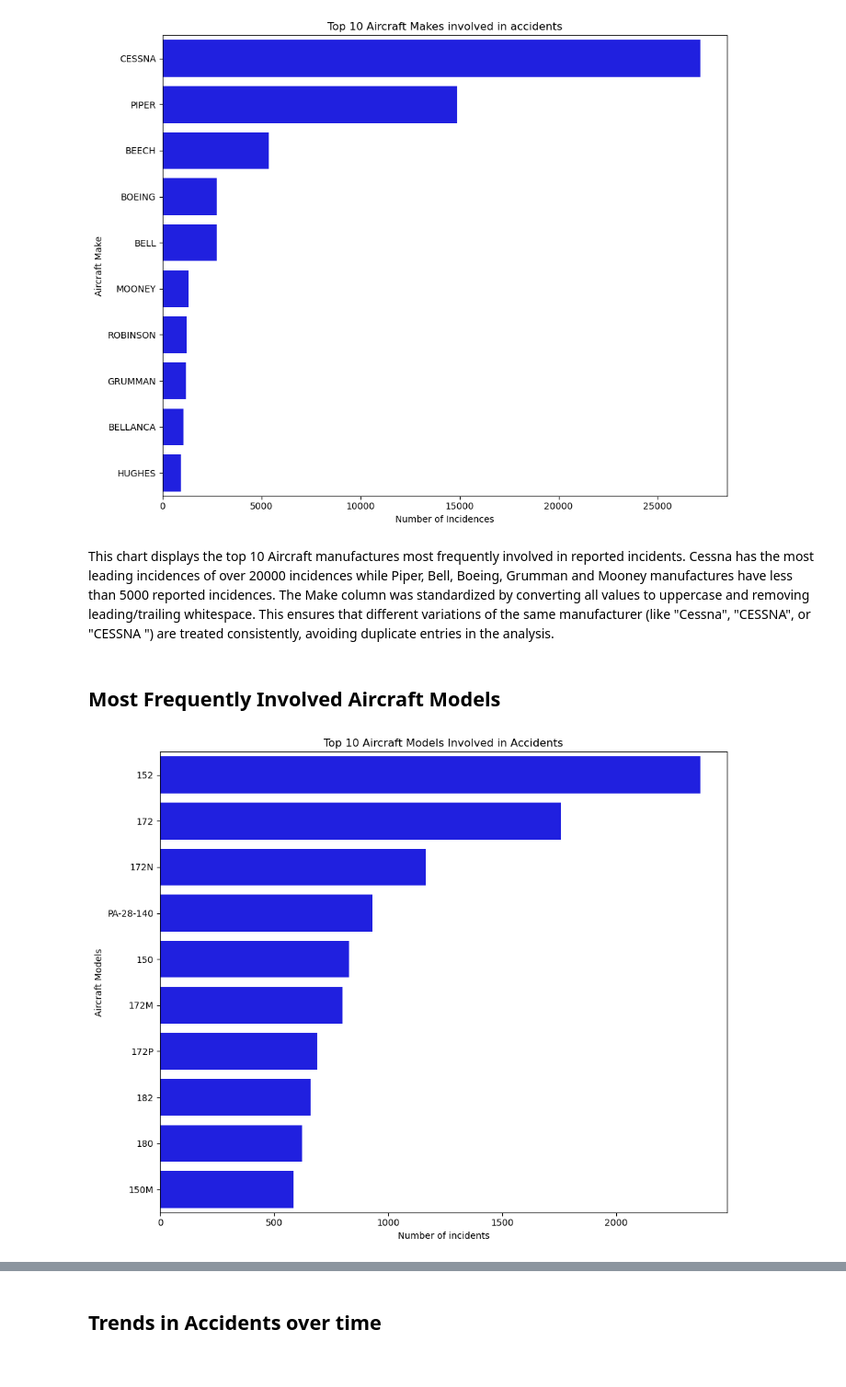
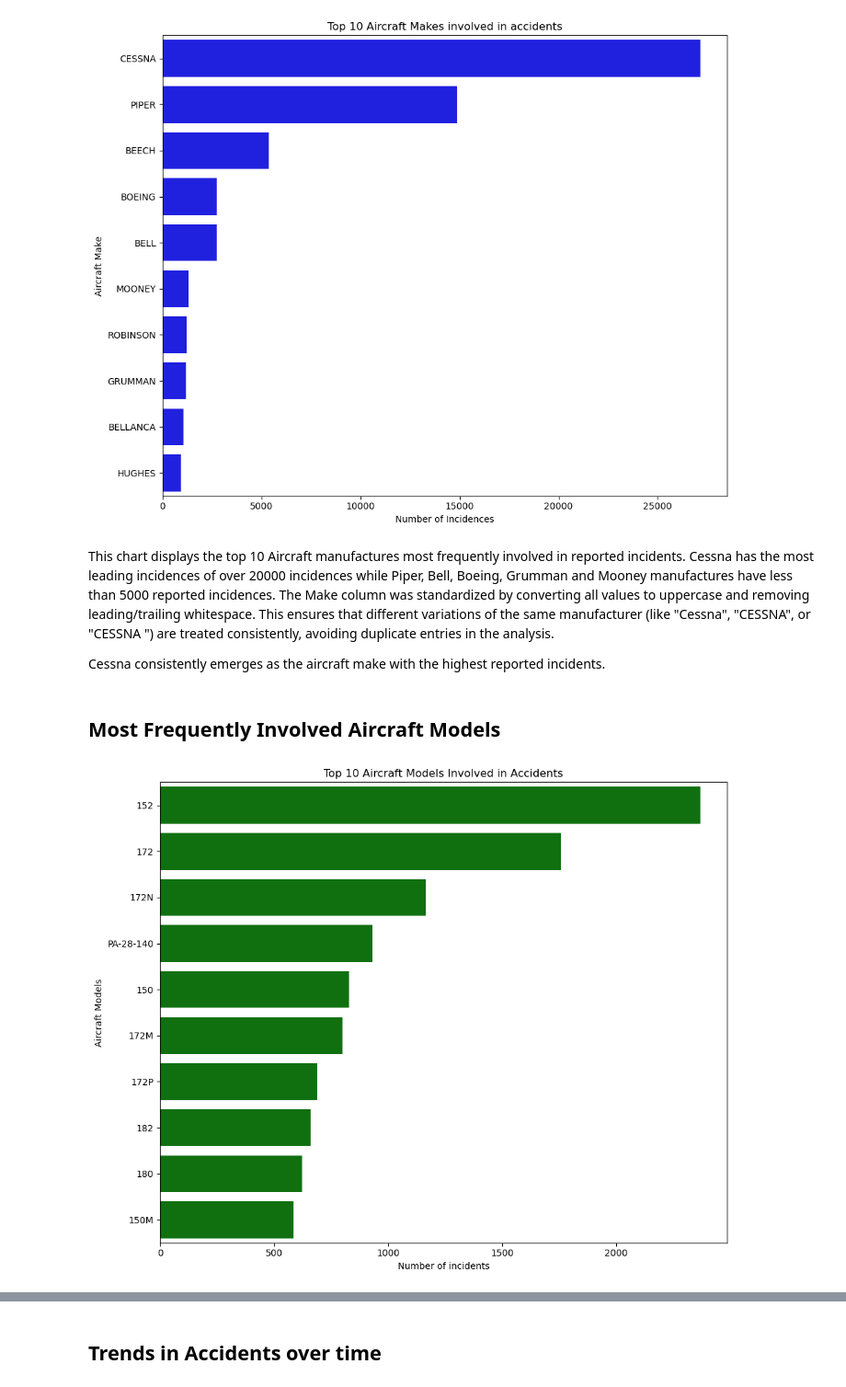
Before and after one commit to Irene-coder-dot/dsc-phase-1-project-v3, a Jupyter notebook: student.ipynb, the cells around one changed output, grey strips where cells are left out. Shown: that part at 92% size. Saved outputs shown, nothing was run; the diff lists cells and outputs as text; code cells hidden in the pictures.

```diff
--- a/student.ipynb
+++ b/student.ipynb
@@ -128,0 +167,9 @@ The .isnull().sum() method helps detect missing data by returning the count of n
+# %%
+# Check distribution of accident data
+#Remove leading/trailing spaces from column names
+df.columns = df.columns.str.strip()
+#Convert the 'Event.Date' column to datetime format
+df['Event.Date'] = pd.to_datetime(df['Event.Date'], errors='coerce')
+# Check the date range
+print("Date range of accident data:")
+print(f"From {df['Event.Date'].min().date()} to {df['Event.Date'].max().date()}")
@@ -128,0 +183,2 @@ The .isnull().sum() method helps detect missing data by returning the count of n
+# %%
+df.drop(columns=['Location'], inplace=True)
@@ -128,0 +187,11 @@ The .isnull().sum() method helps detect missing data by returning the count of n
+# %%
+# List of injury-related fields
+injury_cols = ['Total.Fatal.Injuries', 'Total.Serious.Injuries', 'Total.Minor.Injuries']
+
+# Fill missing injury data with 0 (indicating no injuries or not applicable)
+df[injury_cols] = df[injury_cols].fillna(0)
+
+# Optional: Convert injury columns to integers (if they were float initially)
+df[injury_cols] = df[injury_cols].astype(int)
+
+df[injury_cols]
@@ -147,20 +230,22 @@ plt.show();
 [figure]
 # %% [markdown]
 This chart displays the top 10 Aircraft manufactures most frequently involved in reported incidents. Cessna has the most leading incidences of over 20000 incidences while Piper, Bell, Boeing, Grumman and  Mooney manufactures have less than 5000 reported incidences. The Make column was standardized by converting all values to uppercase and removing leading/trailing whitespace. This ensures that different variations of the same manufacturer (like "Cessna", "CESSNA", or "CESSNA ") are treated consistently, avoiding duplicate entries in the analysis.
+
+Cessna consistently emerges as the aircraft make with the highest reported incidents.
 # %% [markdown]
 ## Most Frequently Involved Aircraft Models
 # %%
 #Top 10 Models involved in Accidents
 
 top_models = df['Model'].value_counts().head(10)
 
 #Plot graph for the top_models
 plt.figure(figsize=(10,8))
-sns.barplot(x= top_models.values, y=top_models.index, color="blue")
+sns.barplot(x= top_models.values, y=top_models.index, color="green")
 plt.title("Top 10 Aircraft Models Involved in Accidents")
 plt.xlabel("Number of incidents")
 plt.ylabel("Aircraft Models")
 plt.tight_layout()
 plt.show();
 # %% [output]
-[figure, old version]
+[figure, new version]
```
Also changed, not shown: parts of 25 cells of this notebook.
